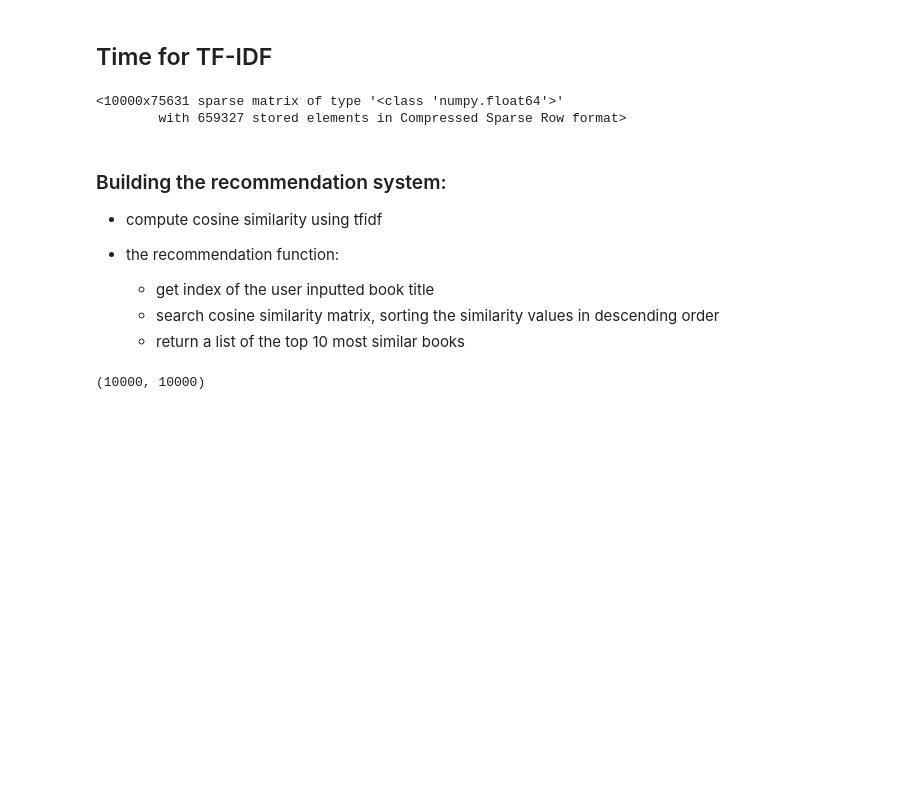
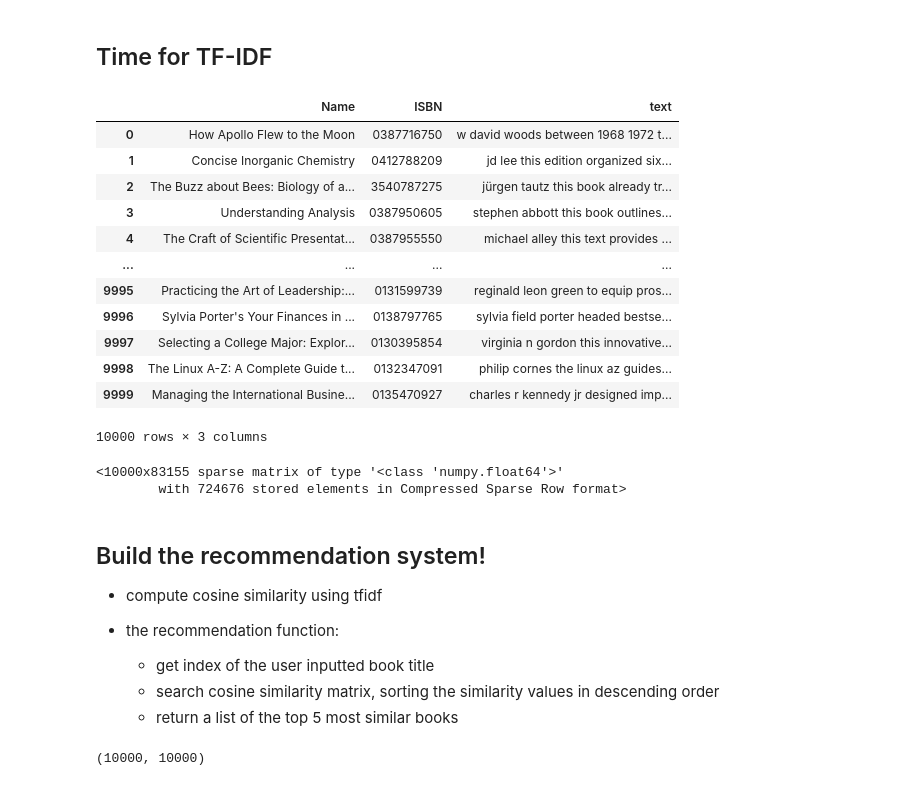
Before and after one commit to mariamihaila/Book-Recommendation-System, a Jupyter notebook: Book_Recommender.ipynb, the cells around one changed output. Drawn from its saved outputs; the diff is of its cells as text; code cells hidden in the pictures; blank space fills up the shorter version.

```diff
--- a/Book_Recommender.ipynb
+++ b/Book_Recommender.ipynb
@@ -290,7 +361,24 @@ books_corpus.to_csv('goodreads_recc.zip', index=False, compression=compression_o
 ## Time for TF-IDF
 # %%
 import pandas as pd
-books_corpus = pd.read_csv('books_corpus.csv')
+
+# load the cleaned dataset
+books_corpus = pd.read_csv('top_books 2.csv')
+books_corpus
+# %% [output]
+|  | Name | ISBN | text |
+| 0 | How Apollo Flew to the Moon | 0387716750 | w david woods between 1968 1972 t... |
+| 1 | Concise Inorganic Chemistry | 0412788209 | jd lee this edition organized six... |
+| 2 | The Buzz about Bees: Biology of a... | 3540787275 | jürgen tautz this book already tr... |
+| 3 | Understanding Analysis | 0387950605 | stephen abbott this book outlines... |
+| 4 | The Craft of Scientific Presentat... | 0387955550 | michael alley this text provides ... |
+| ... | ... | ... | ... |
+| 9995 | Practicing the Art of Leadership:... | 0131599739 | reginald leon green to equip pros... |
+| 9996 | Sylvia Porter's Your Finances in ... | 0138797765 | sylvia field porter headed bestse... |
+| 9997 | Selecting a College Major: Explor... | 0130395854 | virginia n gordon this innovative... |
+| 9998 | The Linux A-Z: A Complete Guide t... | 0132347091 | philip cornes the linux az guides... |
+| 9999 | Managing the International Busine... | 0135470927 | charles r kennedy jr designed imp... |
+10000 rows × 3 columns
 # %%
 #initializing tfidf vectorizer
 from sklearn.feature_extraction.text import TfidfVectorizer
@@ -298,17 +386,17 @@ tfidf_vectorizer = TfidfVectorizer()
 tfidf_books = tfidf_vectorizer.fit_transform((books_corpus['text'][:10000]))
 tfidf_books
 # %% [output]
-<10000x75631 sparse matrix of type '<class 'numpy.float64'>'
-        with 659327 stored elements in Compressed Sparse Row format>
+<10000x83155 sparse matrix of type '<class 'numpy.float64'>'
+        with 724676 stored elements in Compressed Sparse Row format>
 # %% [markdown]
-### Building the recommendation system:
+## Build the recommendation system!
 
 - compute cosine similarity using tfidf
 - the recommendation function:
 
     *    get index of the user inputted book title
     *    search cosine similarity matrix, sorting the similarity values in descending order
-    * return a list of the top 10 most similar books
+    * return a list of the top 5 most similar books
 # %%
 from sklearn.metrics.pairwise import cosine_similarity
 cosine_sim = cosine_similarity(tfidf_books)
```
Also changed, not shown: parts of 39 cells of this notebook.
